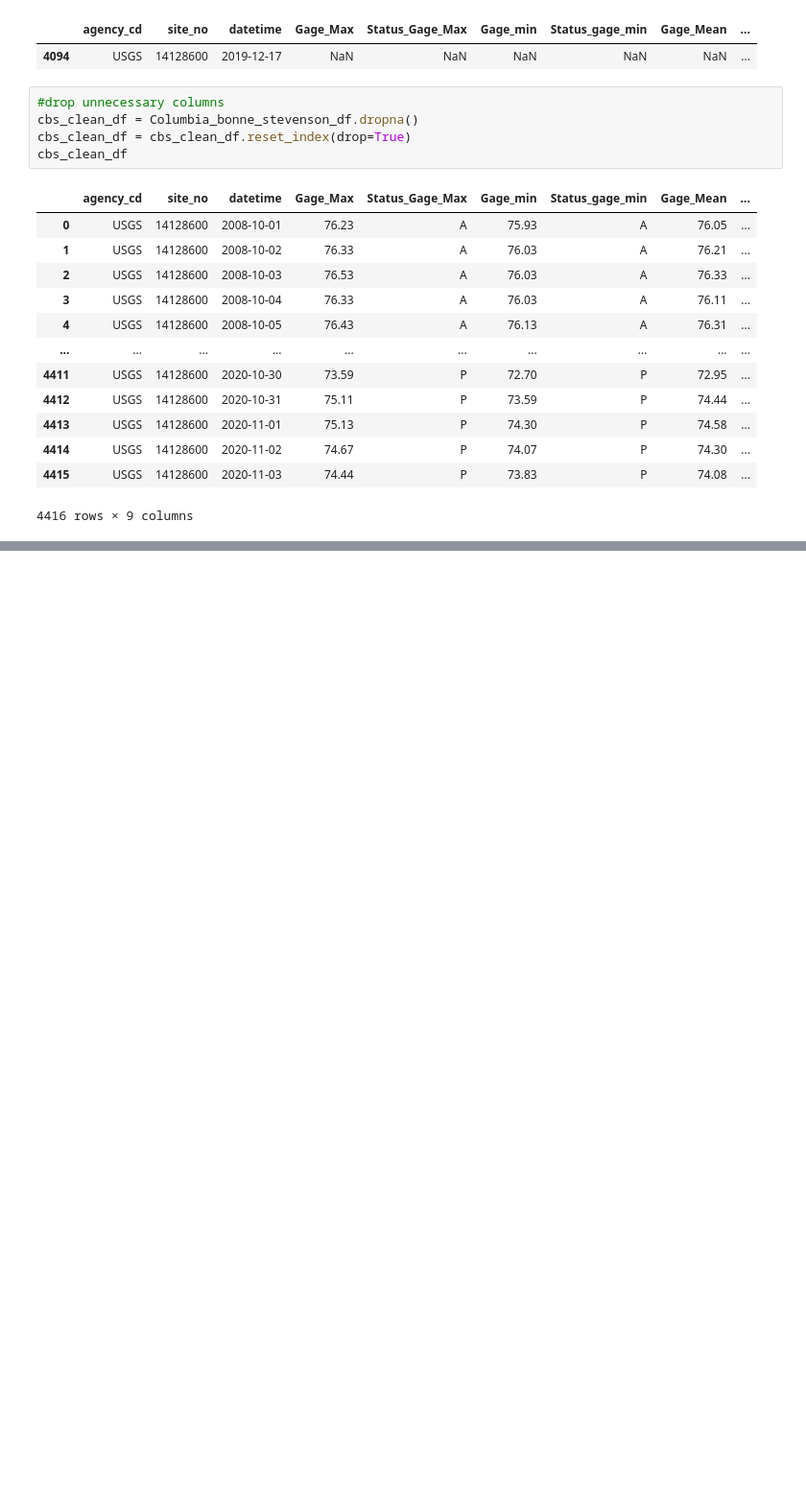
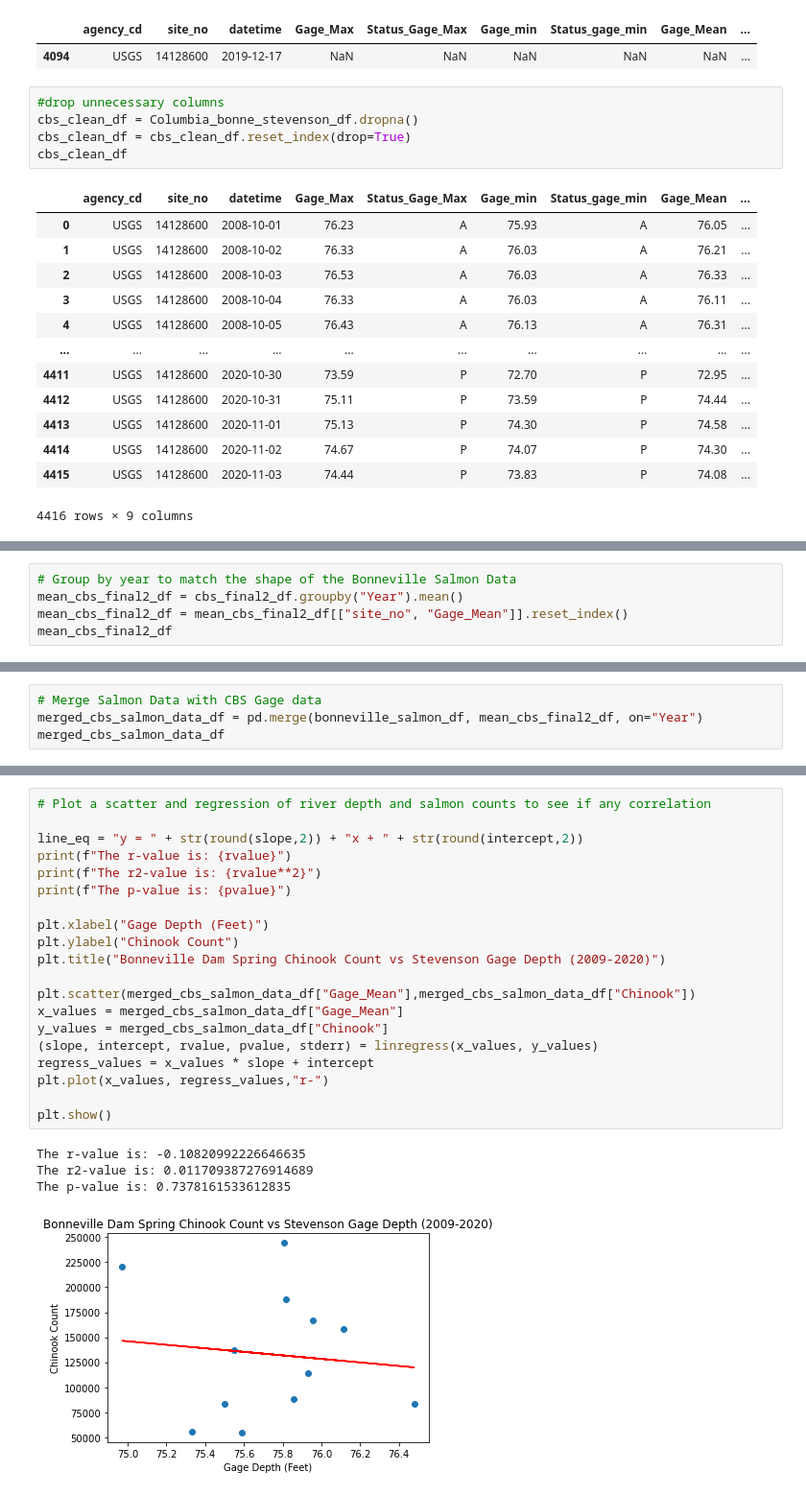
Before and after one commit to jayhjman/bootcamp-project1, a Jupyter notebook: Above-Bonneville-Visual.ipynb, the cells around one changed output, grey strips where cells are left out. Shown at 96% size. Drawn from its saved outputs; the diff is of its cells as text; blank space fills up the shorter version.

Commit message:
added a scatter and linregress

```diff
--- a/Above-Bonneville-Visual.ipynb
+++ b/Above-Bonneville-Visual.ipynb
@@ -156,0 +160,5 @@ cbs_final2.head()
+# %%
+# Group by year to match the shape of the Bonneville Salmon Data
+mean_cbs_final2_df = cbs_final2_df.groupby("Year").mean()
+mean_cbs_final2_df = mean_cbs_final2_df[["site_no", "Gage_Mean"]].reset_index()
+mean_cbs_final2_df
@@ -156,0 +179,4 @@ cbs_final2.head()
+# %%
+# Merge Salmon Data with CBS Gage data
+merged_cbs_salmon_data_df = pd.merge(bonneville_salmon_df, mean_cbs_final2_df, on="Year")
+merged_cbs_salmon_data_df
@@ -156,0 +197,25 @@ cbs_final2.head()
+# %%
+# Plot a scatter and regression of river depth and salmon counts to see if any correlation
+
+line_eq = "y = " + str(round(slope,2)) + "x + " + str(round(intercept,2))
+print(f"The r-value is: {rvalue}")
+print(f"The r2-value is: {rvalue**2}")
+print(f"The p-value is: {pvalue}")
+
+plt.xlabel("Gage Depth (Feet)")
+plt.ylabel("Chinook Count")
+plt.title("Bonneville Dam Spring Chinook Count vs Stevenson Gage Depth (2009-2020)")
+
+plt.scatter(merged_cbs_salmon_data_df["Gage_Mean"],merged_cbs_salmon_data_df["Chinook"])
+x_values = merged_cbs_salmon_data_df["Gage_Mean"]
+y_values = merged_cbs_salmon_data_df["Chinook"]
+(slope, intercept, rvalue, pvalue, stderr) = linregress(x_values, y_values)
+regress_values = x_values * slope + intercept
+plt.plot(x_values, regress_values,"r-")
+
+plt.show()
+# %% [output]
+The r-value is: -0.10820992226646635
+The r2-value is: 0.011709387276914689
+The p-value is: 0.7378161533612835
+[figure, added]
```
Also changed, not shown: parts of 8 cells of this notebook.
